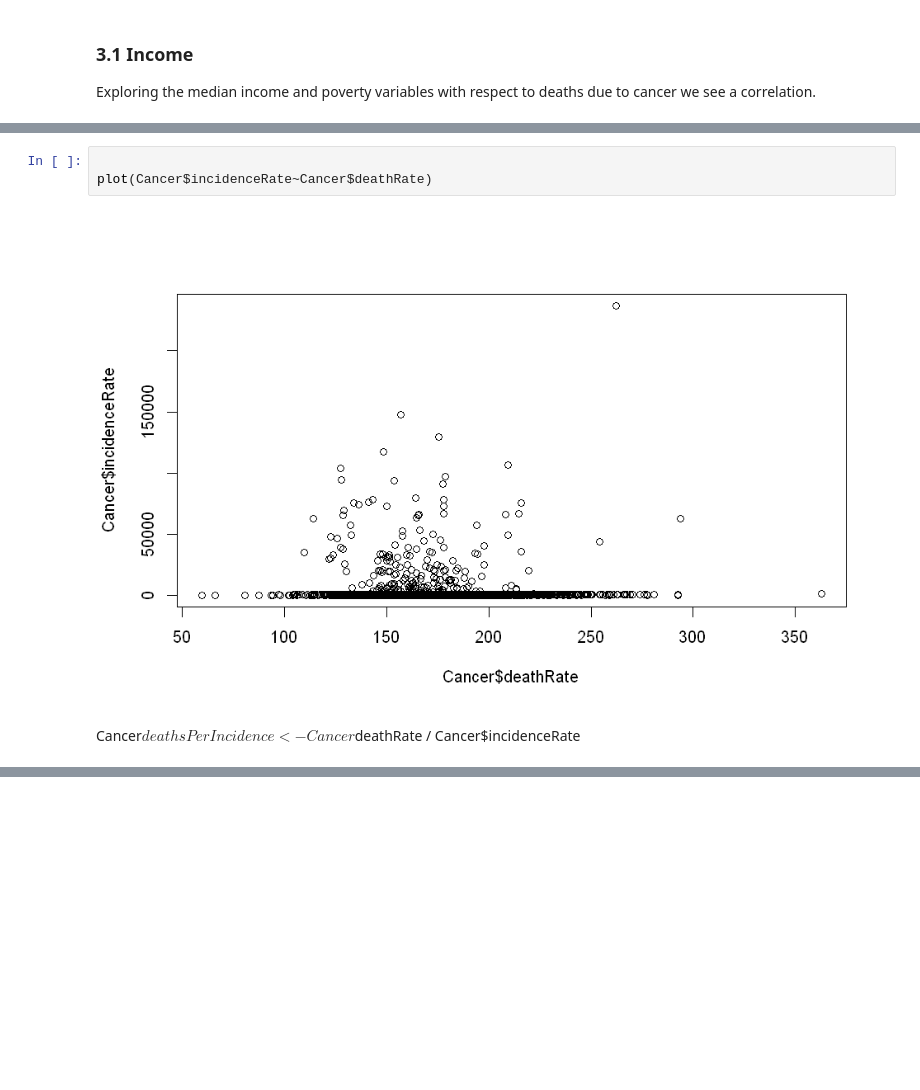
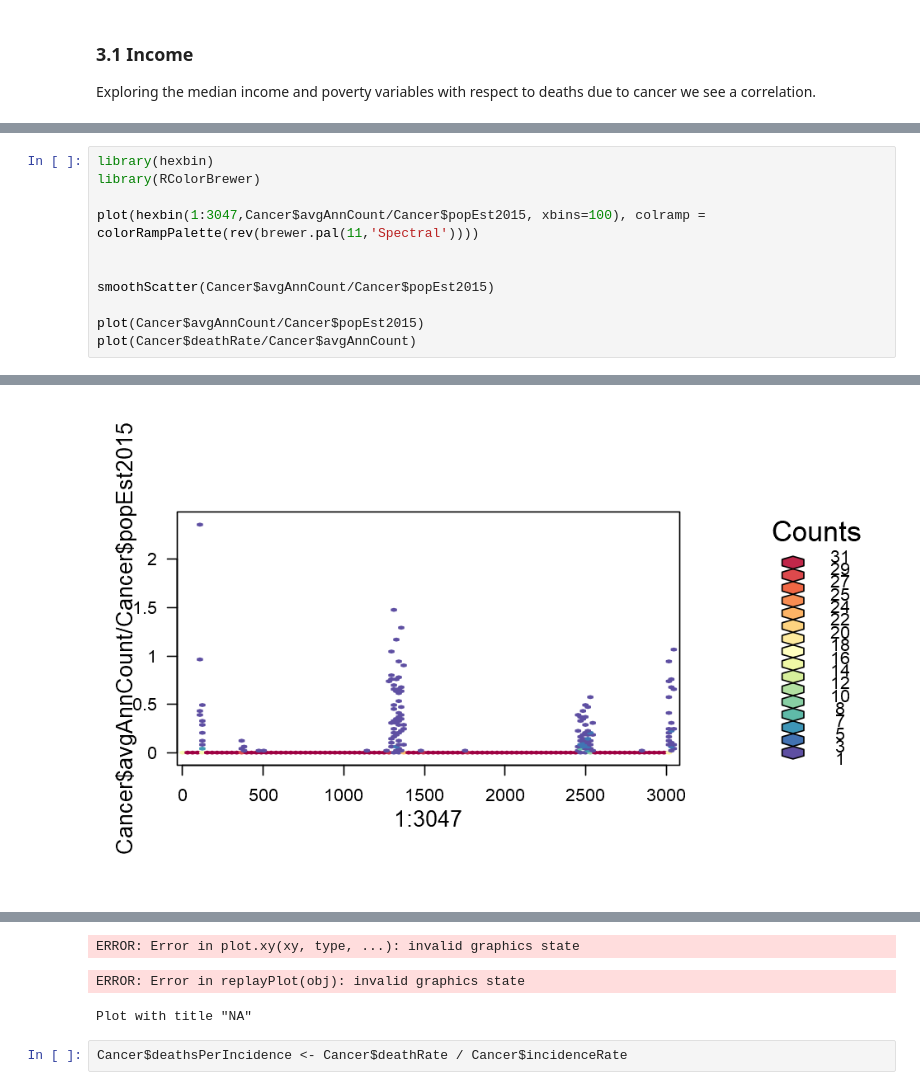
Before and after one commit to psnonis/PredictingCancer, a Jupyter notebook: Pri.ipynb, the cells around one changed output, grey strips where cells are left out. Drawn from its saved outputs; the diff is of its cells as text; blank space fills up the shorter version.

Commit message:
Saving state

```diff
--- a/Pri.ipynb
+++ b/Pri.ipynb
@@ -126,7 +213,12 @@ boxHist(Cancer$povertyPercent, 'Percentage of of People in Poverty')
-# %%
-
-plot(Cancer$incidenceRate~Cancer$deathRate)
-# %% [output]
-[figure, removed]
-# %% [markdown]
-Cancer$deathsPerIncidence <- Cancer$deathRate / Cancer$incidenceRate
+# %%
+library(hexbin)
+library(RColorBrewer)
+
+plot(hexbin(1:3047,Cancer$avgAnnCount/Cancer$popEst2015, xbins=100), colramp = colorRampPalette(rev(brewer.pal(11,'Spectral'))))
+
+
+smoothScatter(Cancer$avgAnnCount/Cancer$popEst2015)
+
+plot(Cancer$avgAnnCount/Cancer$popEst2015)
+plot(Cancer$deathRate/Cancer$avgAnnCount)
+# %% [output]
@@ -132,0 +227 @@ Cancer$deathsPerIncidence <- Cancer$deathRate / Cancer$incidenceRate
+[figure, added]
@@ -132,0 +229,5 @@ Cancer$deathsPerIncidence <- Cancer$deathRate / Cancer$incidenceRate
+ERROR: Error in plot.xy(xy, type, ...): invalid graphics state
+ERROR: Error in replayPlot(obj): invalid graphics state
+Plot with title "NA"
+# %%
+Cancer$deathsPerIncidence <- Cancer$deathRate / Cancer$incidenceRate
```
Also changed, not shown: parts of 17 cells of this notebook, 3 other files.
